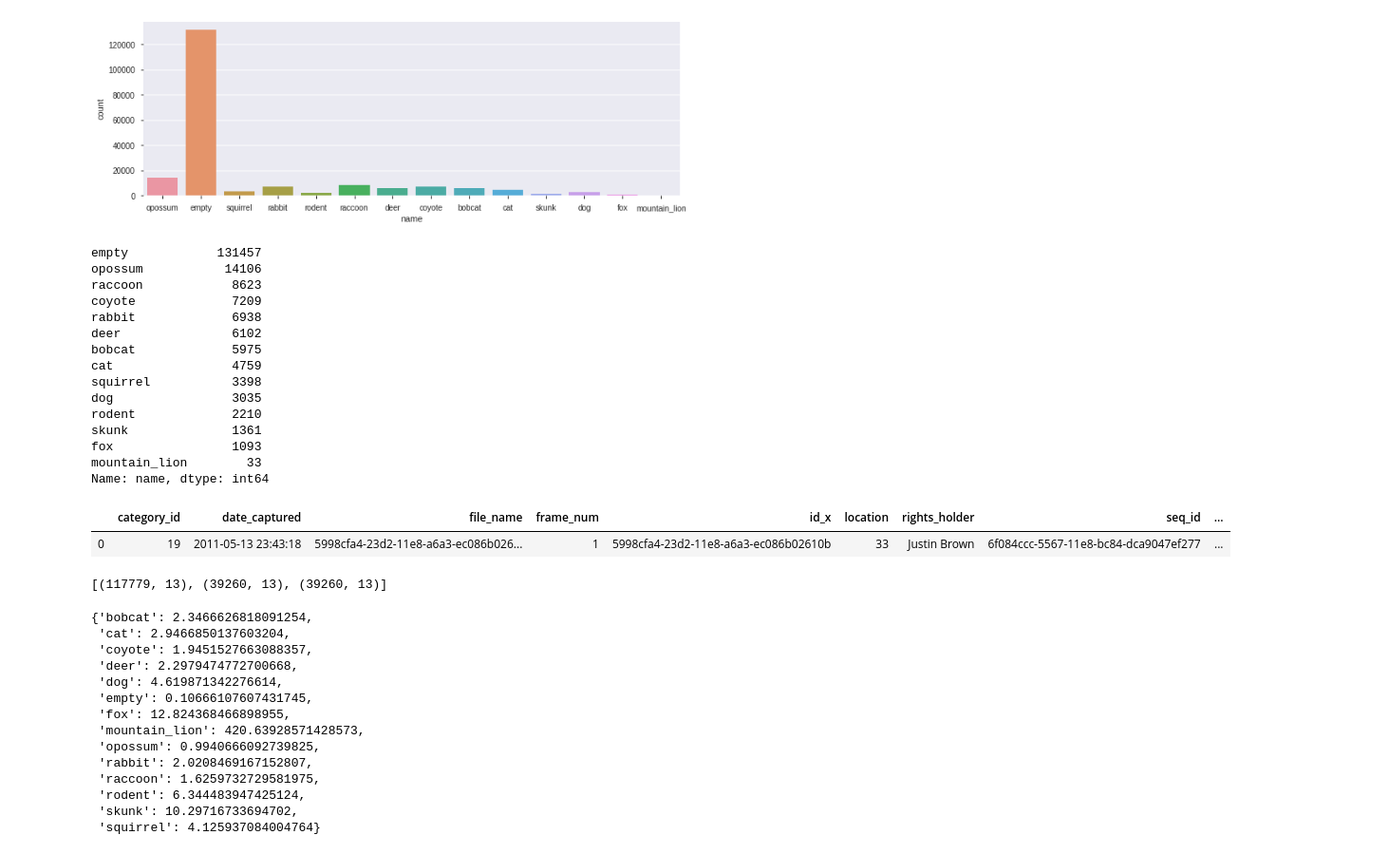
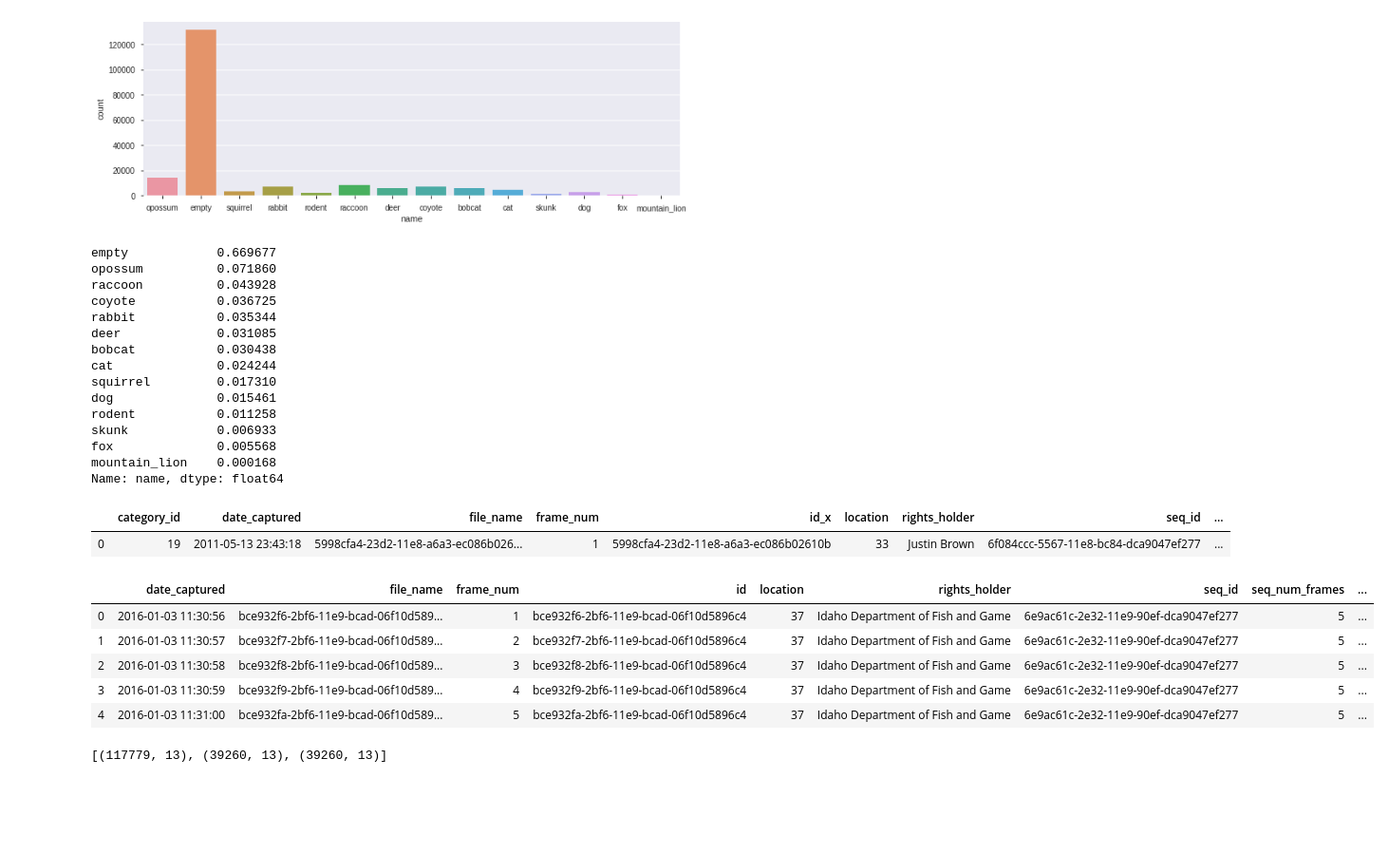
Before and after one commit to mjurkus/ai_bootcamp_9_iWildCam, a Jupyter notebook: iWildCamp.ipynb, the cells around one changed output. Shown at 95% size. Saved outputs shown, nothing was run; the diff lists cells and outputs as text; code cells hidden in the pictures; blank space fills up the shorter version.

```diff
--- a/iWildCamp.ipynb
+++ b/iWildCamp.ipynb
@@ -81,23 +89,23 @@ sns.countplot(x='name', data=df);
 # %% [output]
 [figure]
 # %%
-df['name'].value_counts()
+df['name'].value_counts(normalize=True)
 # %% [output]
-empty            131457
-opossum           14106
-raccoon            8623
-coyote             7209
-rabbit             6938
-deer               6102
-bobcat             5975
-cat                4759
-squirrel           3398
-dog                3035
-rodent             2210
-skunk              1361
-fox                1093
-mountain_lion        33
-Name: name, dtype: int64
+empty            0.669677
+opossum          0.071860
+raccoon          0.043928
+coyote           0.036725
+rabbit           0.035344
+deer             0.031085
+bobcat           0.030438
+cat              0.024244
+squirrel         0.017310
+dog              0.015461
+rodent           0.011258
+skunk            0.006933
+fox              0.005568
+mountain_lion    0.000168
+Name: name, dtype: float64
 # %%
 df['path'] = df['file_name'].apply(lambda fn : str(DATA_DIR/'train'/fn))
 # %%
@@ -105,4 +113,16 @@ df.head(1)
 # %% [output]
 |  | category_id | date_captured | file_name | frame_num | id_x | location | rights_holder | seq_id | ... |
 | 0 | 19 | 2011-05-13 23:43:18 | 5998cfa4-23d2-11e8-a6a3-ec086b026... | 1 | 5998cfa4-23d2-11e8-a6a3-ec086b02610b | 33 | Justin Brown | 6f084ccc-5567-11e8-bc84-dca9047ef277 | ... |
+# %%
+test_df = pd.read_csv('test.csv', low_memory=False)
+test_df['path'] = test_df['file_name'].apply(lambda fn : str(DATA_DIR/'test'/fn))
+# %%
+test_df.head()
+# %% [output]
+|  | date_captured | file_name | frame_num | id | location | rights_holder | seq_id | seq_num_frames | ... |
+| 0 | 2016-01-03 11:30:56 | bce932f6-2bf6-11e9-bcad-06f10d589... | 1 | bce932f6-2bf6-11e9-bcad-06f10d5896c4 | 37 | Idaho Department of Fish and Game | 6e9ac61c-2e32-11e9-90ef-dca9047ef277 | 5 | ... |
+| 1 | 2016-01-03 11:30:57 | bce932f7-2bf6-11e9-bcad-06f10d589... | 2 | bce932f7-2bf6-11e9-bcad-06f10d5896c4 | 37 | Idaho Department of Fish and Game | 6e9ac61c-2e32-11e9-90ef-dca9047ef277 | 5 | ... |
+| 2 | 2016-01-03 11:30:58 | bce932f8-2bf6-11e9-bcad-06f10d589... | 3 | bce932f8-2bf6-11e9-bcad-06f10d5896c4 | 37 | Idaho Department of Fish and Game | 6e9ac61c-2e32-11e9-90ef-dca9047ef277 | 5 | ... |
+| 3 | 2016-01-03 11:30:59 | bce932f9-2bf6-11e9-bcad-06f10d589... | 4 | bce932f9-2bf6-11e9-bcad-06f10d5896c4 | 37 | Idaho Department of Fish and Game | 6e9ac61c-2e32-11e9-90ef-dca9047ef277 | 5 | ... |
+| 4 | 2016-01-03 11:31:00 | bce932fa-2bf6-11e9-bcad-06f10d589... | 5 | bce932fa-2bf6-11e9-bcad-06f10d5896c4 | 37 | Idaho Department of Fish and Game | 6e9ac61c-2e32-11e9-90ef-dca9047ef277 | 5 | ... |
 # %%
@@ -121,20 +143,3 @@ validation_data, test_data = train_test_split(validation_data, test_size=0.5, st
 [(117779, 13), (39260, 13), (39260, 13)]
 # %%
 IMG_DIMS = (100, 100, 3)
-# %%
-class_weights = create_class_weight_map(train_data, 'name'); class_weights
-# %% [output]
-{'bobcat': 2.3466626818091254,
- 'cat': 2.9466850137603204,
- 'coyote': 1.9451527663088357,
- 'deer': 2.2979474772700668,
- 'dog': 4.619871342276614,
- 'empty': 0.10666107607431745,
- 'fox': 12.824368466898955,
- 'mountain_lion': 420.63928571428573,
- 'opossum': 0.9940666092739825,
- 'rabbit': 2.0208469167152807,
- 'raccoon': 1.6259732729581975,
- 'rodent': 6.344483947425124,
- 'skunk': 10.29716733694702,
- 'squirrel': 4.125937084004764}
```
Also changed, not shown: parts of 29 cells of this notebook, 1 other file.
